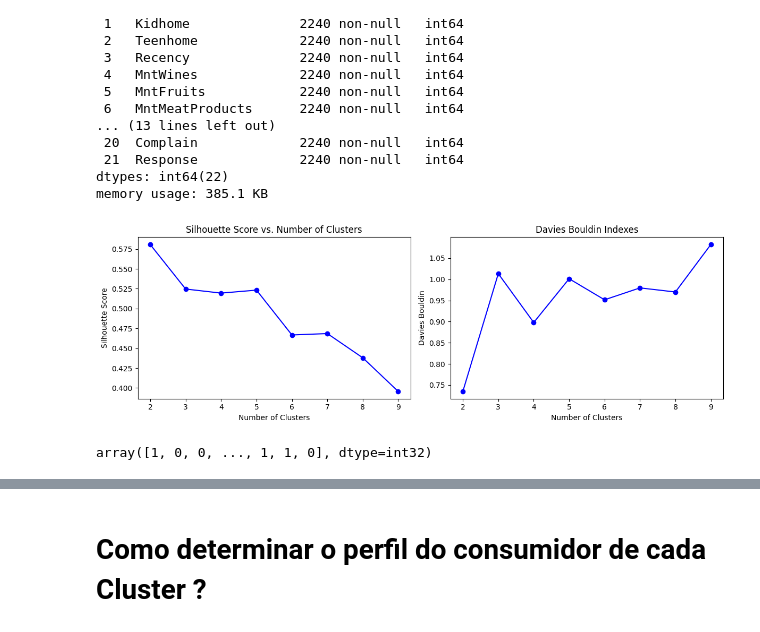
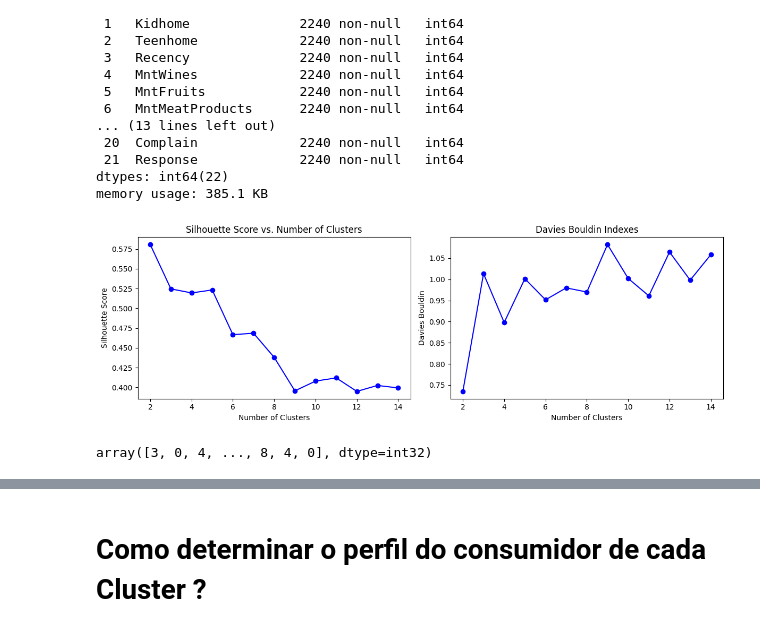
Before and after one commit to EduPekUfpr/PythonProject, a Jupyter notebook: LDS_Cluster_Customer_Example.ipynb, the cells around one changed output, grey strips where cells are left out. Drawn from its saved outputs; the diff is of its cells as text; code cells hidden in the pictures.

Commit message:
cluster

```diff
--- a/LDS_Cluster_Customer_Example.ipynb
+++ b/LDS_Cluster_Customer_Example.ipynb
@@ -118,7 +118,7 @@ silhouette_scores = []
 davies_bouldin_indices = []
 
 # Define a range of possible cluster numbers to try
-cluster_range = range(2, 10)
+cluster_range = range(2, 15)
 
 # Iterate through the range of clusters
 for n_clusters in cluster_range:
@@ -127,38 +127,38 @@ for n_clusters in cluster_range:
     labels = kmeans.fit_predict(df_cust)
 
     # Calculate silhouette score
     silhouette_avg = silhouette_score(df_cust, labels)
     silhouette_scores.append(silhouette_avg)
 
     # Calculate Davies-Bolduin
     davies_bouldin_avg = davies_bouldin_score(df_cust, labels)
     davies_bouldin_indices.append(davies_bouldin_avg)
 
 
 # Plot silhouette scores
 plt.figure(figsize=(12, 4))
 
 plt.subplot(1, 2, 1)
 plt.plot(cluster_range, silhouette_scores, 'bo-')
 plt.title('Silhouette Score vs. Number of Clusters')
 plt.xlabel('Number of Clusters')
 plt.ylabel('Silhouette Score')
 
 # Plot Davies Bouldin Indexes
 plt.subplot(1, 2, 2)
 plt.plot(cluster_range, davies_bouldin_indices, 'bo-')
 plt.title('Davies Bouldin Indexes')
 plt.xlabel('Number of Clusters')
 plt.ylabel('Davies Bouldin')
 
 plt.tight_layout()
 plt.show()
 # %% [output]
-[figure, old version]
+[figure, new version]
 # %%
-k_means = KMeans(init = "k-means++", n_clusters = 2, n_init = 100)
+k_means = KMeans(init = "k-means++", n_clusters = 9, n_init = 100)
 k_means.fit(df_cust)
 k_means_labels = k_means.labels_
 k_means_labels
 # %% [output]
-array([1, 0, 0, ..., 1, 1, 0], dtype=int32)
+array([3, 0, 4, ..., 8, 4, 0], dtype=int32)
```
Also changed, not shown: parts of 3 cells of this notebook, 3 other files.
